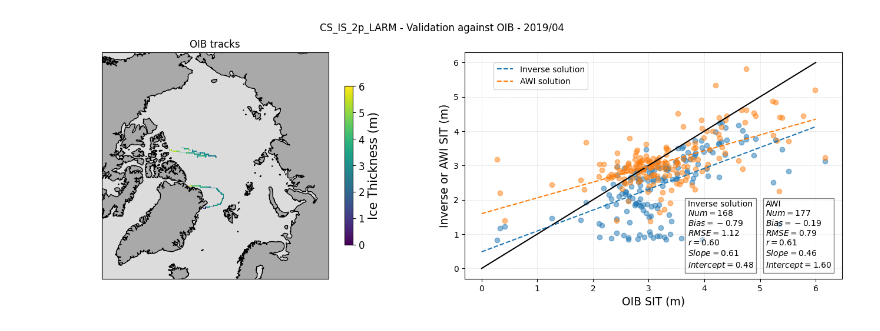
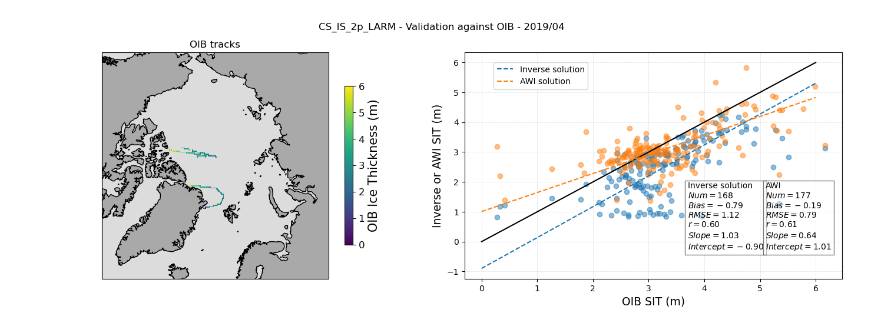
Before and after one commit to Elierb/Bayesian-trans-dimensional-inversion-from-satellite-altimeters-for-Arctic-ice-and-snow-retrievals, a Jupyter notebook: snow_ice/figures_paper/fig2.ipynb, the cells around one changed output. Saved outputs shown, nothing was run; the diff lists cells and outputs as text; code cells hidden in the pictures.

Commit message:
Add ODR to the figure

```diff
--- a/snow_ice/figures_paper/fig2.ipynb
+++ b/snow_ice/figures_paper/fig2.ipynb
@@ -53,6 +57,10 @@ def mask_sie(sie_map, inversion):
                 new_inversion[i][j] = np.nan
     return new_inversion
 
+def model_func(beta, x):
+    m, b = beta  # beta contient les paramètres du modèle (pente, ordonnée à l'origine)
+    return m * x + b
+
 
 def pearson(inverse, OIB):
     # pearson coefficient
@@ -82,7 +90,16 @@ def analyse (calculated_data, validation_data):
     r2 = 1 - (np.sum(residuals) / np.sum(denom))
 
     # Calculate slope and y-intercept
-    slope, intercept = np.polyfit(validation_data, calculated_data, 1)
+    #slope, intercept = np.polyfit(validation_data, calculated_data, 1)
+    data = RealData(validation_data, calculated_data)
+    model = Model(model_func)
+    beta0 = [1.0, 0.0]
+    odr = ODR(data, model, beta0=beta0)
+    output = odr.run()
+
+    slope = output.beta[0]
+    intercept = output.beta[1]
+
 
     return md, rmse, r2, slope, intercept
 # %%
@@ -169,7 +186,7 @@ p_map = ax1.pcolormesh(lon_g,lat_g, OIB_array[4],cmap='viridis',alpha=1.0, trans
 plt.title('OIB tracks')
 a = fig.colorbar(p_map,shrink=0.7, pad=0.05, orientation = 'vertical')
 a.ax.tick_params(labelsize=12)
-a.set_label('Ice Thickness (m)',fontsize=15)
+a.set_label('OIB Ice Thickness (m)',fontsize=15)
 
 
 ax2 = fig.add_subplot(spec[1])
@@ -196,32 +213,32 @@ ax2.text(3.7, 2, textstr, bbox=box_props, verticalalignment='top')
 
 x_values = np.array([0,6])
 y_values = slope * x_values + intercept
 plt.plot(x_values, y_values, '--', label = 'Inverse solution')
 
 
 md_snow_inverse, rmse_snow_inverse, r2_snow_inverse, slope, intercept = analyse(ice_awismos, SIT_OIB_2)
 r_snow = pearson(SIT_OIB_2, ice_awismos)
 
 textstr = '\n'.join((
     rf'AWI',
     rf'$Num = {len(ice_awismos)}$',
     rf'$Bias={md_snow_inverse:.2f}$',
     rf'$RMSE={rmse_snow_inverse:.2f}$',
     rf'$r = {r_snow:.2f}$',
     rf'$Slope = {slope:.2f}$',
     rf'$Intercept = {intercept:.2f}$'))
 box_props = dict(boxstyle='square', facecolor= 'white', alpha=0.5)
 ax2.text(5.1, 2, textstr, bbox=box_props, verticalalignment='top')
 
 # Regression line
 x_values = np.array([0,6])
 y_values = slope * x_values + intercept
 ax2.plot(x_values, y_values, '--', label = "AWI solution")
 
 fig.legend(loc = "upper right",bbox_to_anchor=(0.65, 0.86))
 
-save_fig = 1
+save_fig = 0
 if save_fig == 1 :
     plt.savefig('/home/erb/masterproject/MSCI_project/snow_ice/CS_IS_2p_LARM/validation_oib_ice_csis2p_delaunay.png', dpi = 300)
 # %% [output]
-[figure, old version]
+[figure, new version]
```
Also changed, not shown: parts of 1 cell of this notebook.
